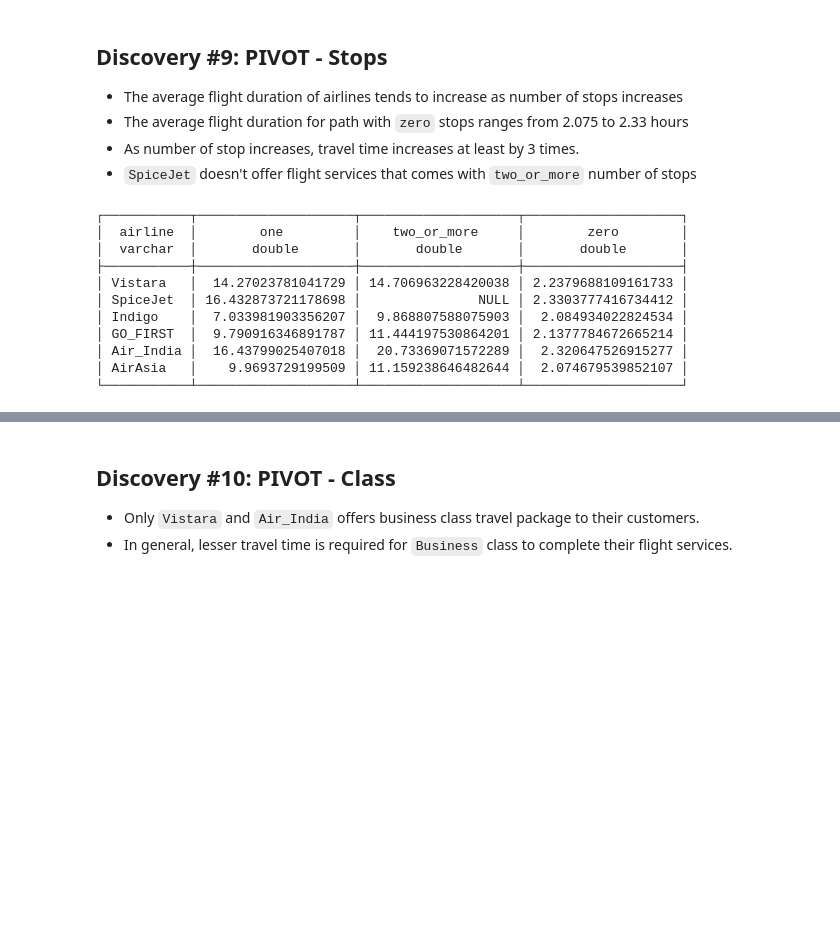
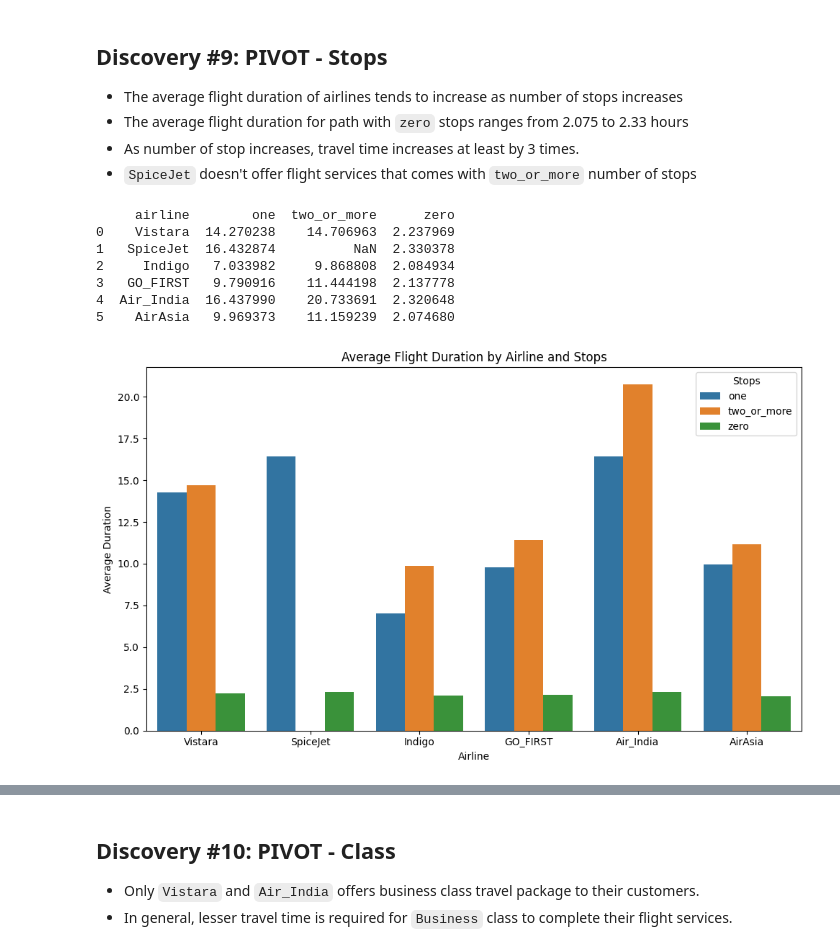
Before and after one commit to flynn-ky-t2/kaggle_f., a Jupyter notebook: flight-price-prediction-coding-practice.ipynb, the cells around one changed output, grey strips where cells are left out. Drawn from its saved outputs; the diff is of its cells as text; code cells hidden in the pictures; blank space fills up the shorter version.

Commit message:
Kaggle Notebook | Flight Price [Coding Practice] | Version 4

```diff
--- a/flight-price-prediction-coding-practice.ipynb
+++ b/flight-price-prediction-coding-practice.ipynb
@@ -338,22 +326,37 @@ SELECT * FROM test;
 - As number of stop increases, travel time increases at least by 3 times.
 - `SpiceJet` doesn't offer flight services that comes with `two_or_more` number of stops
 # %%
-duckdb.sql("""
-PIVOT test
-ON stops
-USING avg(duration)
-GROUP BY airline
-ORDER BY airline DESC;
-""")
+# Run your DuckDB pivot query
+df = duckdb.sql("""
+    PIVOT test
+    ON stops
+    USING avg(duration)
+    GROUP BY airline
+    ORDER BY airline DESC;
+""").df()
+
+print(df)
 # %% [output]
-┌───────────┬────────────────────┬────────────────────┬────────────────────┐
-│  airline  │        one         │    two_or_more     │        zero        │
-│  varchar  │       double       │       double       │       double       │
-├───────────┼────────────────────┼────────────────────┼────────────────────┤
-│ Vistara   │  14.27023781041729 │ 14.706963228420038 │ 2.2379688109161733 │
-│ SpiceJet  │ 16.432873721178698 │               NULL │ 2.3303777416734412 │
-│ Indigo    │  7.033981903356207 │  9.868807588075903 │  2.084934022824534 │
-│ GO_FIRST  │  9.790916346891787 │ 11.444197530864201 │ 2.1377784672665214 │
-│ Air_India │  16.43799025407018 │  20.73369071572289 │  2.320647526915277 │
-│ AirAsia   │    9.9693729199509 │ 11.159238646482644 │  2.074679539852107 │
-└───────────┴────────────────────┴────────────────────┴────────────────────┘
+     airline        one  two_or_more      zero
+0    Vistara  14.270238    14.706963  2.237969
+1   SpiceJet  16.432874          NaN  2.330378
+2     Indigo   7.033982     9.868808  2.084934
+3   GO_FIRST   9.790916    11.444198  2.137778
+4  Air_India  16.437990    20.733691  2.320648
+5    AirAsia   9.969373    11.159239  2.074680
+# %%
+# Melt the pivoted table for easier plotting
+df_melted = df.melt(id_vars="airline", var_name="stops", value_name="avg_duration")
+
+# Plot
+plt.figure(figsize=(10, 6))
+sns.barplot(data=df_melted, x="airline", y="avg_duration", hue="stops")
+
+plt.title("Average Flight Duration by Airline and Stops")
+plt.xlabel("Airline")
+plt.ylabel("Average Duration")
+plt.legend(title="Stops")
+plt.tight_layout()
+plt.show()
+# %% [output]
+[figure, added]
```
Also changed, not shown: parts of 42 cells of this notebook.
